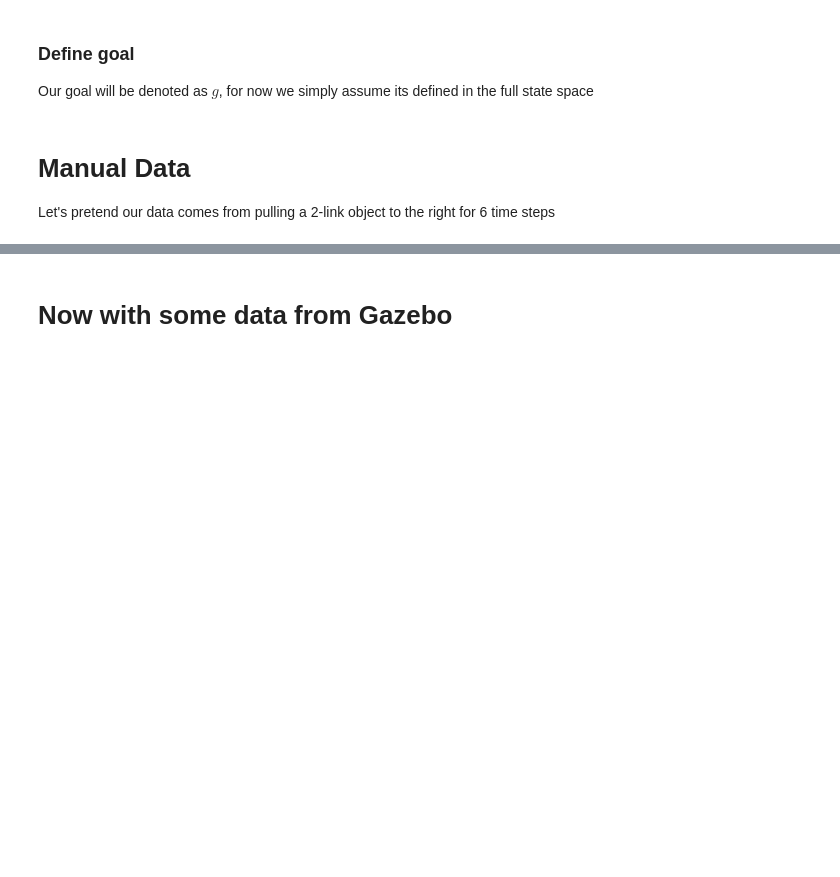
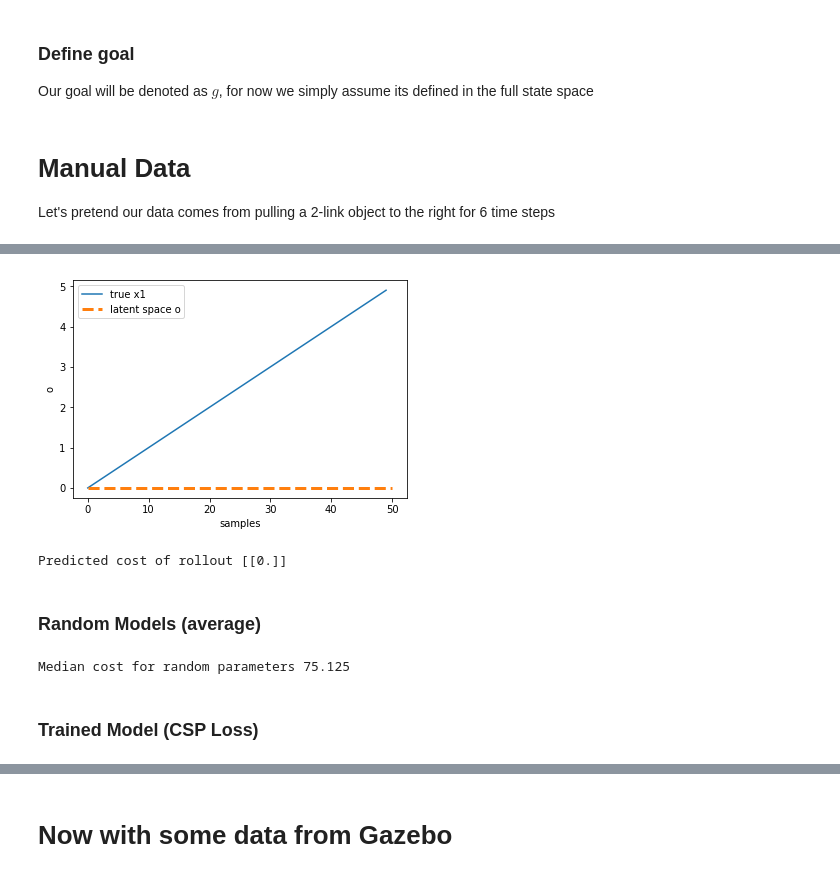
Before and after one commit to PeterMitrano/notebooks, a Jupyter notebook: toy_problem_optimization.ipynb, the cells around one changed output, grey strips where cells are left out. Saved outputs shown, nothing was run; the diff lists cells and outputs as text; code cells hidden in the pictures; blank space fills up the shorter version.

```diff
--- a/toy_problem_optimization.ipynb
+++ b/toy_problem_optimization.ipynb
@@ -134,0 +87,5 @@ Unsurprisingly, we are also able to fit our data in this case. Much more interes
+# %%
+y_model = tpo.LinearStateSpaceModelWithQuadraticCost(N=4, M=1, L=2)
+y_model.from_params([0, 1, 0, 0, 0, 0, 1, 1])
+BOLD("Y Model Loss:")
+y_eval = tpo.eval_model(y_model, manual_data, g, manual_dt, print_model=False)
@@ -134,0 +102,22 @@ Unsurprisingly, we are also able to fit our data in this case. Much more interes
+# %%
+s0 = np.array([[0], [0], [1], [0]])
+y_model_rollout_predicted_cost = tpo.plot_rollout(y_model, manual_data, manual_dt, s0, g)
+print("Predicted cost of rollout", y_model_rollout_predicted_cost)
+# %% [output]
+[figure, added]
+Predicted cost of rollout [[0.]]
+# %% [markdown]
+### Random Models (average)
+# %%
+N = 1000
+costs = np.zeros(N)
+model = tpo.LinearStateSpaceModelWithQuadraticCost(N=4, M=1, L=2)
+for i in range(N):
+    random_params = np.random.randn(8)
+    model.from_params(random_params)
+    costs[i] = tpo.state_prediction_objective(model, g, manual_data, manual_dt)
+print("Median cost for random parameters {:.3f}".format(np.median(costs)))
+# %% [output]
+Median cost for random parameters 75.125
+# %% [markdown]
+### Trained  Model (CSP Loss)
```
Also changed, not shown: parts of 53 cells of this notebook.
